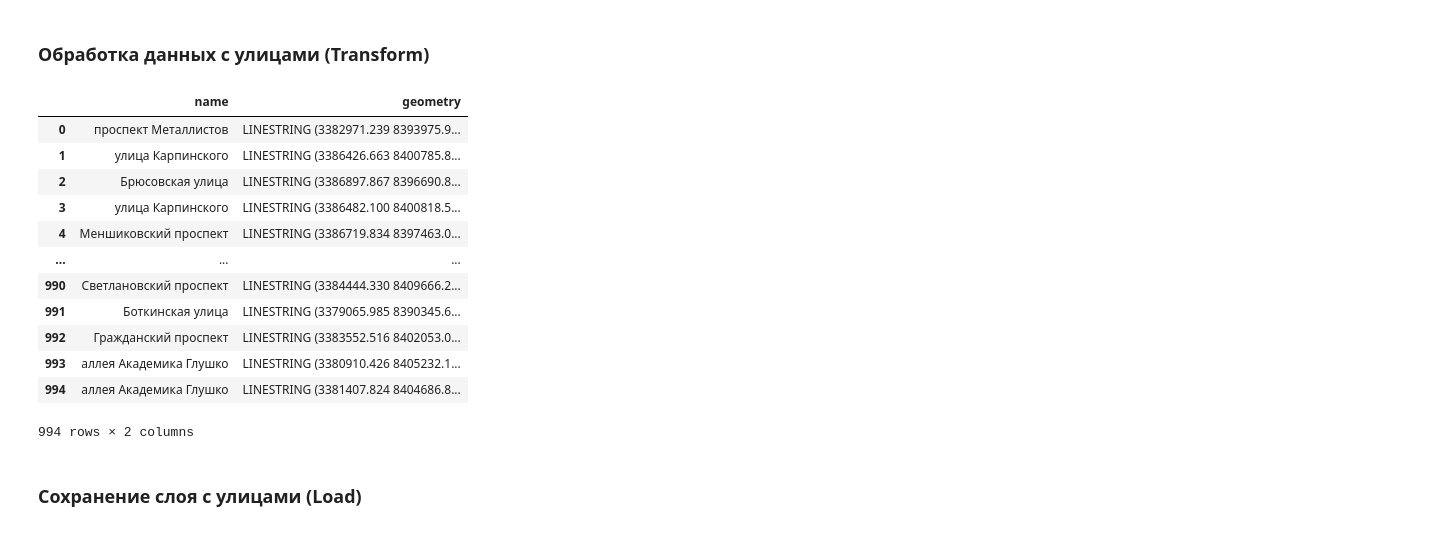
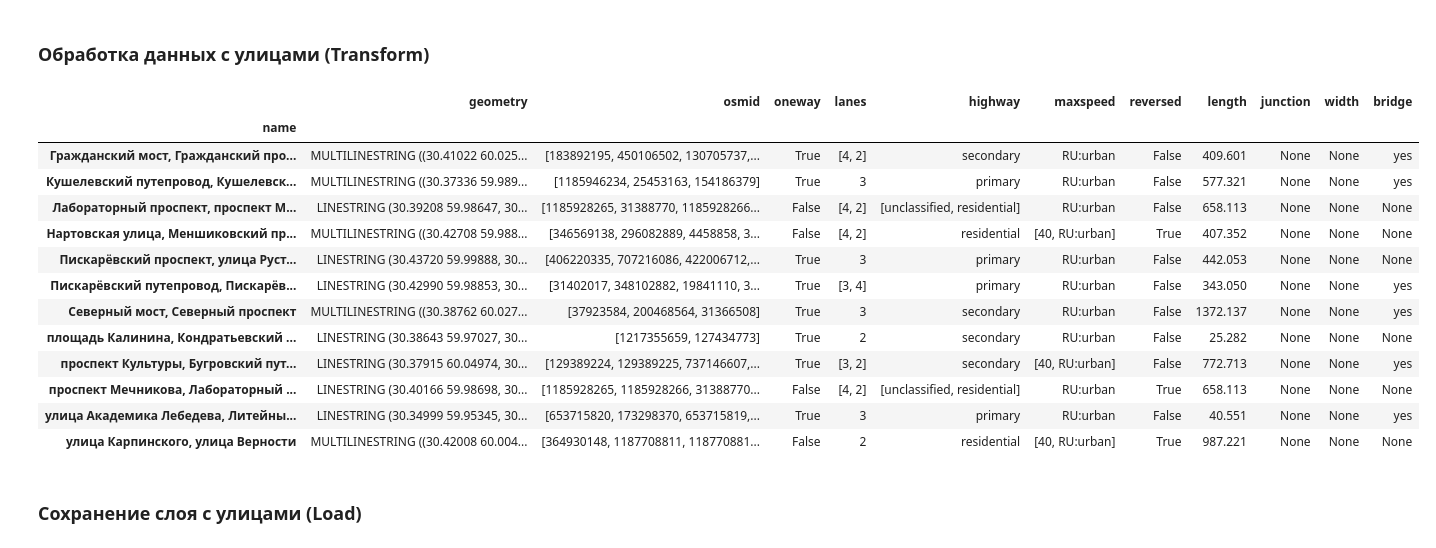
Before and after one commit to vgrozov512-osp/PythonUrbanITMO2023_GrozovVA, a Jupyter notebook: PythonUrban_final_task.ipynb, the cells around one changed output. Drawn from its saved outputs; the diff is of its cells as text; code cells hidden in the pictures.

```diff
--- a/PythonUrban_final_task.ipynb
+++ b/PythonUrban_final_task.ipynb
@@ -33,11 +33,11 @@ import geopandas as gpd
 TILES = "CartoDB positron"  # Название подложки для карт
 
 # TODO указать любой район Санкт-Петербург из OSM https://wiki.openstreetmap.org/wiki/RU:%D0%A1%D0%B0%D0%BD%D0%BA%D1%82-%D0%9F%D0%B5%D1%82%D0%B5%D1%80%D0%B1%D1%83%D1%80%D0%B3/%D0%A0%D0%B0%D0%B9%D0%BE%D0%BD%D1%8B
-TERRITORY_NAME = ...  # название территории для которой будут строиться слои
+TERRITORY_NAME = 'Калининский район, Санкт-Петербург'  # название территории для которой будут строиться слои
 
 # TODO указать ссылку на файл из вашего github репозитория, которая начинается с https://raw.githubusercontent.com/
-KGIOP_FILE_URL = ...  # ссылка на слой с объектами культурного наследия
-STREETS_FILE_URL = ...  # ссылка на слой с улицами
+KGIOP_FILE_URL = "https://raw.githubusercontent.com/aeksei/PythonUrbanITMO2023/main/geojson_layers/kgiop_objects.geojson"  # ссылка на слой с объектами культурного наследия
+STREETS_FILE_URL = "https://raw.githubusercontent.com/aeksei/PythonUrbanITMO2023/main/geojson_layers/streets.geojson"  # ссылка на слой с улицами
 # %% [markdown]
 ## Территория
 # %% [markdown]
@@ -78,27 +64,27 @@ gdf
 # %% [markdown]
 ### Обработка данных с улицами (Transform)
-# %%
-# TODO сгруппировать и объединить геометрии с одинаковыми названиями
-gdf.duplicated()
-gdf.duplicated().value_counts()
-gdf.duplicated().sum()
-gdf[gdf["name"].duplicated()]
-gdf.loc[[3], :]
-gdf
-# %% [output]
-|  | name | geometry |
-| 0 | проспект Металлистов | LINESTRING (3382971.239 8393975.9... |
-| 1 | улица Карпинского | LINESTRING (3386426.663 8400785.8... |
-| 2 | Брюсовская улица | LINESTRING (3386897.867 8396690.8... |
-| 3 | улица Карпинского | LINESTRING (3386482.100 8400818.5... |
-| 4 | Меншиковский проспект | LINESTRING (3386719.834 8397463.0... |
-| ... | ... | ... |
-| 990 | Светлановский проспект | LINESTRING (3384444.330 8409666.2... |
-| 991 | Боткинская улица | LINESTRING (3379065.985 8390345.6... |
-| 992 | Гражданский проспект | LINESTRING (3383552.516 8402053.0... |
-| 993 | аллея Академика Глушко | LINESTRING (3380910.426 8405232.1... |
-| 994 | аллея Академика Глушко | LINESTRING (3381407.824 8404686.8... |
-994 rows × 2 columns
+# %%
+# TODO сгруппировать и объединить геометрии с одинаковыми названиями
+routes_graph = ox.graph_from_place(TERRITORY_NAME, network_type='drive')
+streets = ox.graph_to_gdfs(routes_graph, nodes=False)
+streets["name"] = streets.loc[streets['name'].apply(lambda x: isinstance(x, list)), "name"].str.join(", ")
+streets = streets.dissolve(by="name")
+streets
+# %% [output]
+|  | geometry | osmid | oneway | lanes | highway | maxspeed | reversed | length | junction | width | bridge |
+| name |  |  |  |  |  |  |  |  |  |  |  |
+| Гражданский мост, Гражданский про... | MULTILINESTRING ((30.41022 60.025... | [183892195, 450106502, 130705737,... | True | [4, 2] | secondary | RU:urban | False | 409.601 | None | None | yes |
+| Кушелевский путепровод, Кушелевск... | MULTILINESTRING ((30.37336 59.989... | [1185946234, 25453163, 154186379] | True | 3 | primary | RU:urban | False | 577.321 | None | None | yes |
+| Лабораторный проспект, проспект М... | LINESTRING (30.39208 59.98647, 30... | [1185928265, 31388770, 1185928266... | False | [4, 2] | [unclassified, residential] | RU:urban | False | 658.113 | None | None | None |
+| Нартовская улица, Меншиковский пр... | MULTILINESTRING ((30.42708 59.988... | [346569138, 296082889, 4458858, 3... | False | [4, 2] | residential | [40, RU:urban] | True | 407.352 | None | None | None |
+| Пискарёвский проспект, улица Руст... | LINESTRING (30.43720 59.99888, 30... | [406220335, 707216086, 422006712,... | True | 3 | primary | RU:urban | False | 442.053 | None | None | None |
+| Пискарёвский путепровод, Пискарёв... | LINESTRING (30.42990 59.98853, 30... | [31402017, 348102882, 19841110, 3... | True | [3, 4] | primary | RU:urban | False | 343.050 | None | None | yes |
+| Северный мост, Северный проспект | MULTILINESTRING ((30.38762 60.027... | [37923584, 200468564, 31366508] | True | 3 | secondary | RU:urban | False | 1372.137 | None | None | yes |
+| площадь Калинина, Кондратьевский ... | LINESTRING (30.38643 59.97027, 30... | [1217355659, 127434773] | True | 2 | secondary | RU:urban | False | 25.282 | None | None | None |
+| проспект Культуры, Бугровский пут... | LINESTRING (30.37915 60.04974, 30... | [129389224, 129389225, 737146607,... | True | [3, 2] | secondary | [40, RU:urban] | False | 772.713 | None | None | yes |
+| проспект Мечникова, Лабораторный ... | LINESTRING (30.40166 59.98698, 30... | [1185928265, 1185928266, 31388770... | False | [4, 2] | [unclassified, residential] | RU:urban | True | 658.113 | None | None | None |
+| улица Академика Лебедева, Литейны... | LINESTRING (30.34999 59.95345, 30... | [653715820, 173298370, 653715819,... | True | 3 | primary | RU:urban | False | 40.551 | None | None | yes |
+| улица Карпинского, улица Верности | MULTILINESTRING ((30.42008 60.004... | [364930148, 1187708811, 118770881... | False | 2 | residential | [40, RU:urban] | True | 987.221 | None | None | None |
 # %% [markdown]
 ### Сохранение слоя с улицами (Load)
 # %%
```
Also changed, not shown: parts of 4 cells of this notebook.
